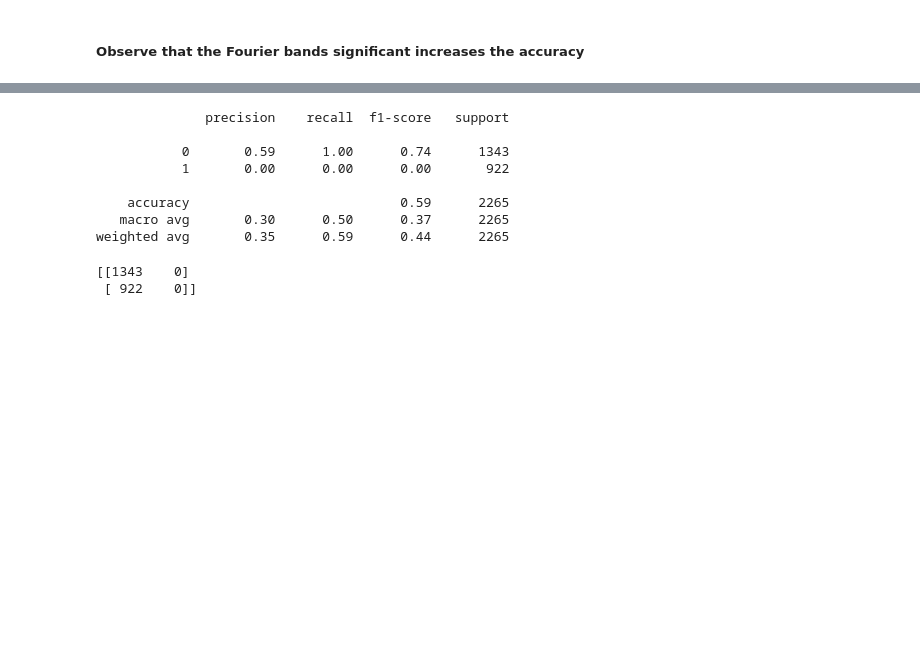
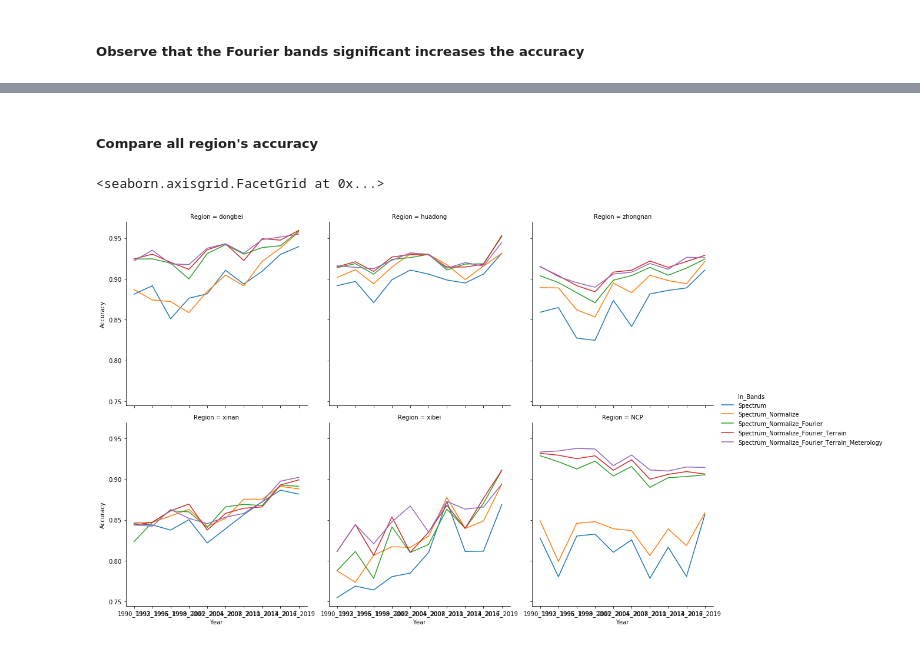
Before and after one commit to wangjinzhulala/China_built_up, a Jupyter notebook: Process_2_Classification_process/Sub_Process_6_Before_classification_Feature_selection/Step_2_Determine the best tree number and compare diff bands performances.ipynb, the cells around one changed output, grey strips where cells are left out. Saved outputs shown, nothing was run; the diff lists cells and outputs as text; code cells hidden in the pictures; blank space fills up the shorter version.

```diff
--- a/Process_2_Classification_process/Sub_Process_6_Before_classification_Feature_selection/Step_2_Determine the best tree number and compare diff bands performances.ipynb
+++ b/Process_2_Classification_process/Sub_Process_6_Before_classification_Feature_selection/Step_2_Determine the best tree number and compare diff bands performances.ipynb
@@ -252,18 +159,2 @@ pred = model.predict_classes(X_test)
-# %%
-# print the classification report
-print(classification_report(y_test,pred))
-# %% [output]
-              precision    recall  f1-score   support
-
-           0       0.59      1.00      0.74      1343
-           1       0.00      0.00      0.00       922
-
-    accuracy                           0.59      2265
-   macro avg       0.30      0.50      0.37      2265
-weighted avg       0.35      0.59      0.44      2265
-# %%
-# print the confusin matrix
-print(confusion_matrix(y_test,pred))
-# %% [output]
-[[1343    0]
- [ 922    0]]
+# %% [markdown]
+##### Compare all region's accuracy
@@ -269,0 +169,7 @@ print(confusion_matrix(y_test,pred))
+# %%
+All_accurac_df_tree_100 = All_accurac_df[All_accurac_df['Tree'] == 100]
+# %%
+sns.relplot(data=All_accurac_df_tree_100,x='Year',y='Accuracy',hue='In_Bands',col='Region',kind="line",col_wrap=3)
+# %% [output]
+<seaborn.axisgrid.FacetGrid at 0x...>
+[figure, added]
```
Also changed, not shown: parts of 16 cells of this notebook, 31 other files.
